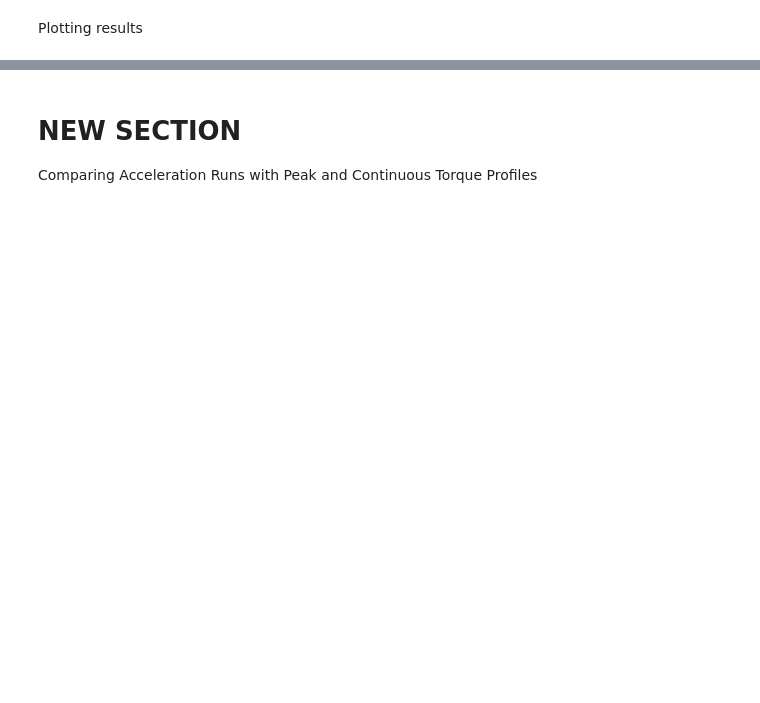
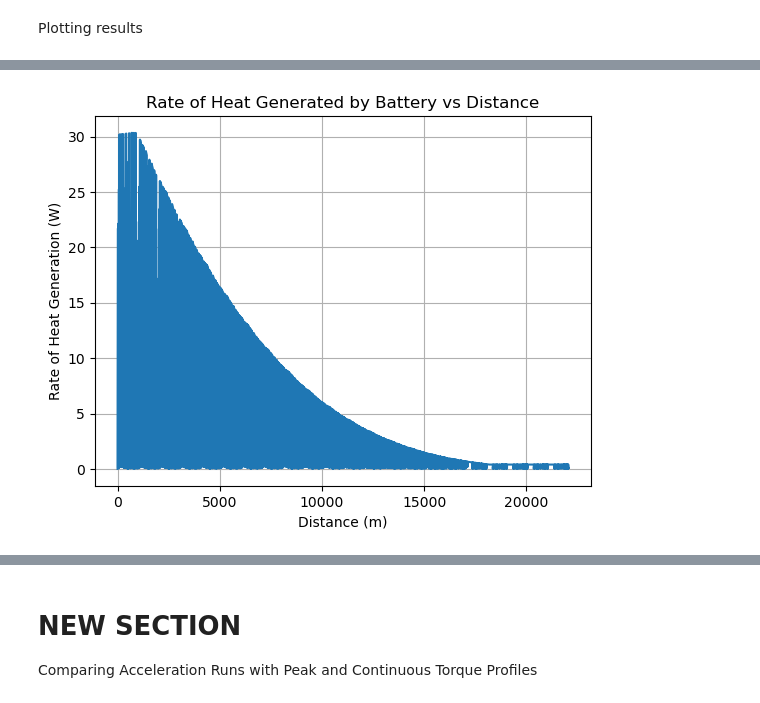
Before and after one commit to UBCFormulaElectric/LapSim, a Jupyter notebook: plot_results.ipynb, the cells around one changed output, grey strips where cells are left out. Cells and saved outputs as stored; diff of their text form; code cells hidden in the pictures; blank space fills up the shorter version.

```diff
--- a/plot_results.ipynb
+++ b/plot_results.ipynb
@@ -11,3 +20,12 @@ data = pd.read_csv(infile)
+# %%
+plt.plot(data.loc[:,'r0'], data.loc[:,'Cell Qgen'])
+plt.title("Rate of Heat Generated by Battery vs Distance")
+plt.xlabel("Distance (m)")
+plt.ylabel("Rate of Heat Generation (W)")
+plt.grid()
+plt.show()
+# %% [output]
+[figure, added]
 # %%
 plt.plot(data.loc[:,"t0"], data.loc[:,"T_m"], label="Motor Torque")
 
```
Also changed, not shown: parts of 4 cells of this notebook, 18 other files.
